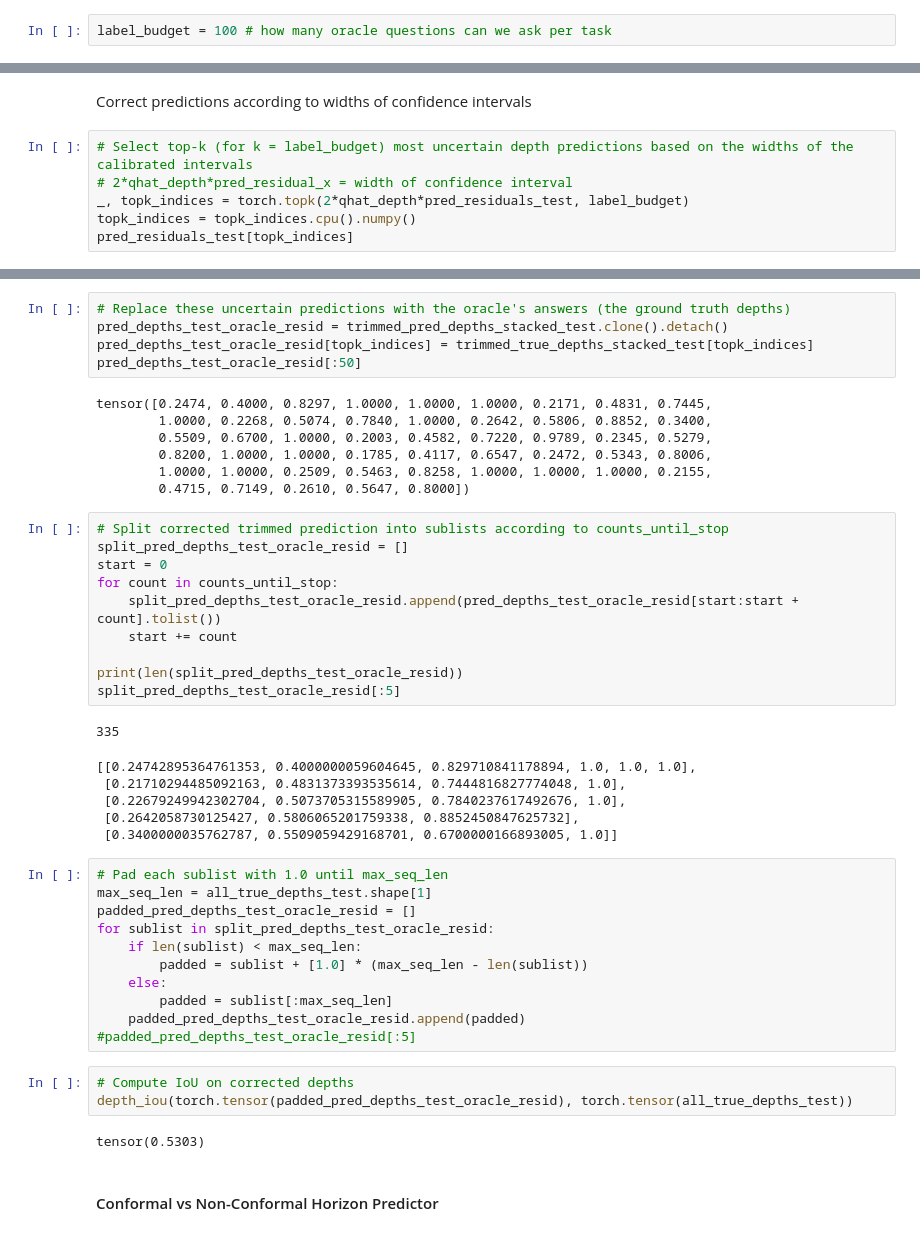
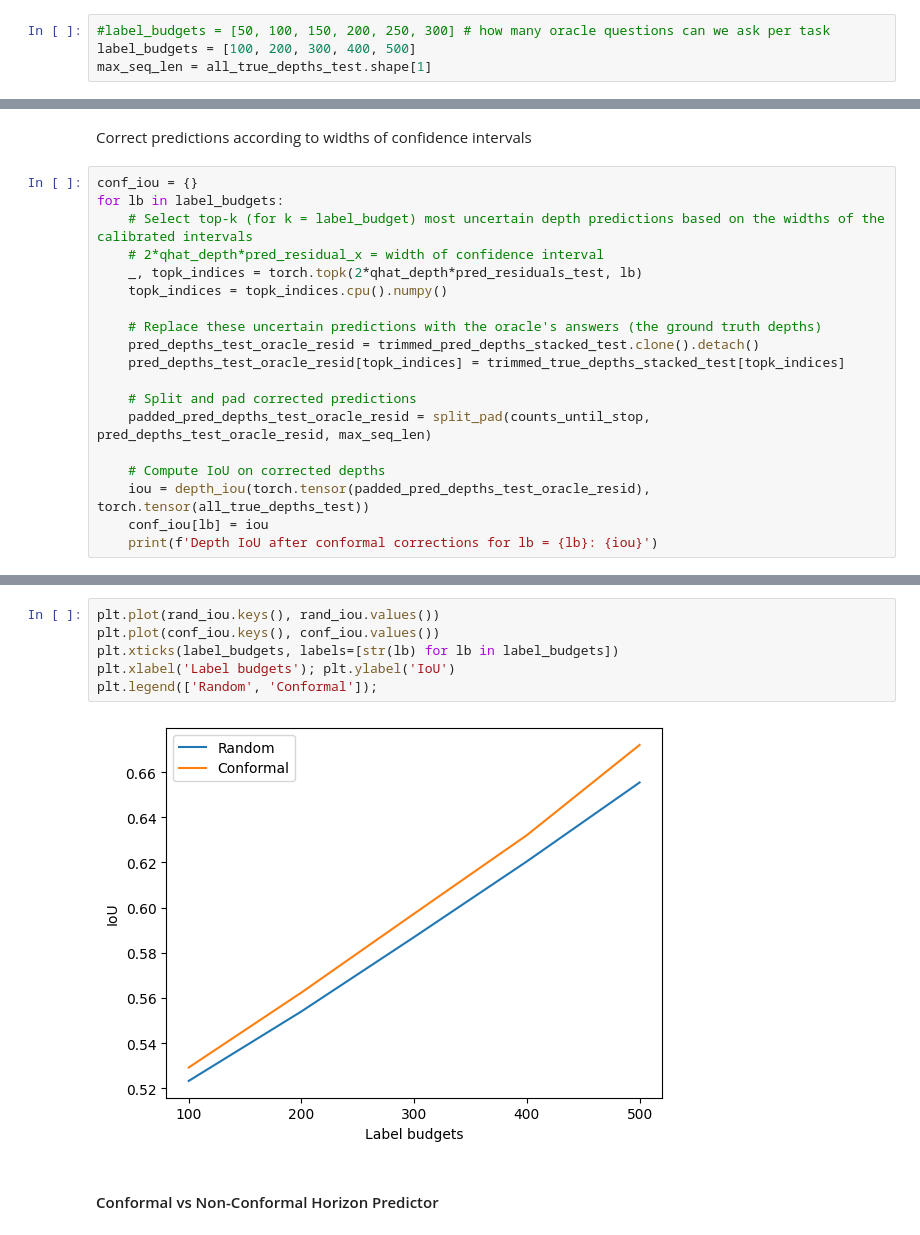
Before and after one commit to calgo-lab/BGR, a Jupyter notebook: notebooks/soil/Conformal_SoilNet.ipynb, the cells around one changed output, grey strips where cells are left out. Saved outputs shown, nothing was run; the diff lists cells and outputs as text.

Commit message:
Experiments label budgets: random vs conf iou, random vs softmax vs conf horizon

```diff
--- a/notebooks/soil/Conformal_SoilNet.ipynb
+++ b/notebooks/soil/Conformal_SoilNet.ipynb
@@ -590,7 +590,9 @@ for i, pred_sets in enumerate(predicted_label_lists):
 # %% [markdown]
 ### Oracle Simulations
 # %%
-label_budget = 100 # how many oracle questions can we ask per task
+#label_budgets = [50, 100, 150, 200, 250, 300] # how many oracle questions can we ask per task
+label_budgets = [100, 200, 300, 400, 500]
+max_seq_len = all_true_depths_test.shape[1]
 # %% [markdown]
 #### Conformal vs Non-Conformal Depth Predictor
 # %%
@@ -649,9 +665,22 @@ Average Depth IoU after random simulations: 0.5230628848075867
 # %% [markdown]
 Correct predictions according to widths of confidence intervals
 # %%
-# Select top-k (for k = label_budget) most uncertain depth predictions based on the widths of the calibrated intervals
-# 2*qhat_depth*pred_residual_x = width of confidence interval
-_, topk_indices = torch.topk(2*qhat_depth*pred_residuals_test, label_budget)
-topk_indices = topk_indices.cpu().numpy()
-pred_residuals_test[topk_indices]
+conf_iou = {}
+for lb in label_budgets:
+    # Select top-k (for k = label_budget) most uncertain depth predictions based on the widths of the calibrated intervals
+    # 2*qhat_depth*pred_residual_x = width of confidence interval
+    _, topk_indices = torch.topk(2*qhat_depth*pred_residuals_test, lb)
+    topk_indices = topk_indices.cpu().numpy()
+
+    # Replace these uncertain predictions with the oracle's answers (the ground truth depths)
+    pred_depths_test_oracle_resid = trimmed_pred_depths_stacked_test.clone().detach()
+    pred_depths_test_oracle_resid[topk_indices] = trimmed_true_depths_stacked_test[topk_indices]
+
+    # Split and pad corrected predictions
+    padded_pred_depths_test_oracle_resid = split_pad(counts_until_stop, pred_depths_test_oracle_resid, max_seq_len)
+
+    # Compute IoU on corrected depths
+    iou = depth_iou(torch.tensor(padded_pred_depths_test_oracle_resid), torch.tensor(all_true_depths_test))
+    conf_iou[lb] = iou
+    print(f'Depth IoU after conformal corrections for lb = {lb}: {iou}')
 # %% [output]
@@ -670,48 +692,11 @@ tensor([0.2085, 0.1981, 0.1933, 0.1921, 0.1905, 0.1875, 0.1860, 0.1857, 0.1852,
-# %%
-# Replace these uncertain predictions with the oracle's answers (the ground truth depths)
-pred_depths_test_oracle_resid = trimmed_pred_depths_stacked_test.clone().detach()
-pred_depths_test_oracle_resid[topk_indices] = trimmed_true_depths_stacked_test[topk_indices]
-pred_depths_test_oracle_resid[:50]
-# %% [output]
-tensor([0.2474, 0.4000, 0.8297, 1.0000, 1.0000, 1.0000, 0.2171, 0.4831, 0.7445,
-        1.0000, 0.2268, 0.5074, 0.7840, 1.0000, 0.2642, 0.5806, 0.8852, 0.3400,
-        0.5509, 0.6700, 1.0000, 0.2003, 0.4582, 0.7220, 0.9789, 0.2345, 0.5279,
-        0.8200, 1.0000, 1.0000, 0.1785, 0.4117, 0.6547, 0.2472, 0.5343, 0.8006,
-        1.0000, 1.0000, 0.2509, 0.5463, 0.8258, 1.0000, 1.0000, 1.0000, 0.2155,
-        0.4715, 0.7149, 0.2610, 0.5647, 0.8000])
-# %%
-# Split corrected trimmed prediction into sublists according to counts_until_stop
-split_pred_depths_test_oracle_resid = []
-start = 0
-for count in counts_until_stop:
-    split_pred_depths_test_oracle_resid.append(pred_depths_test_oracle_resid[start:start + count].tolist())
-    start += count
-
-print(len(split_pred_depths_test_oracle_resid))
-split_pred_depths_test_oracle_resid[:5]
-# %% [output]
-335
-[[0.24742895364761353, 0.4000000059604645, 0.829710841178894, 1.0, 1.0, 1.0],
- [0.21710294485092163, 0.4831373393535614, 0.7444816827774048, 1.0],
- [0.22679249942302704, 0.5073705315589905, 0.7840237617492676, 1.0],
- [0.2642058730125427, 0.5806065201759338, 0.8852450847625732],
- [0.3400000035762787, 0.5509059429168701, 0.6700000166893005, 1.0]]
-# %%
-# Pad each sublist with 1.0 until max_seq_len
-max_seq_len = all_true_depths_test.shape[1]
-padded_pred_depths_test_oracle_resid = []
-for sublist in split_pred_depths_test_oracle_resid:
-    if len(sublist) < max_seq_len:
-        padded = sublist + [1.0] * (max_seq_len - len(sublist))
-    else:
-        padded = sublist[:max_seq_len]
-    padded_pred_depths_test_oracle_resid.append(padded)
-#padded_pred_depths_test_oracle_resid[:5]
-# %%
-# Compute IoU on corrected depths
-depth_iou(torch.tensor(padded_pred_depths_test_oracle_resid), torch.tensor(all_true_depths_test))
-# %% [output]
-tensor(0.5303)
+# %%
+plt.plot(rand_iou.keys(), rand_iou.values())
+plt.plot(conf_iou.keys(), conf_iou.values())
+plt.xticks(label_budgets, labels=[str(lb) for lb in label_budgets])
+plt.xlabel('Label budgets'); plt.ylabel('IoU')
+plt.legend(['Random', 'Conformal']);
+# %% [output]
+[figure, added]
 # %% [markdown]
 #### Conformal vs Non-Conformal Horizon Predictor
 # %%
```
Also changed, not shown: parts of 21 cells of this notebook.
